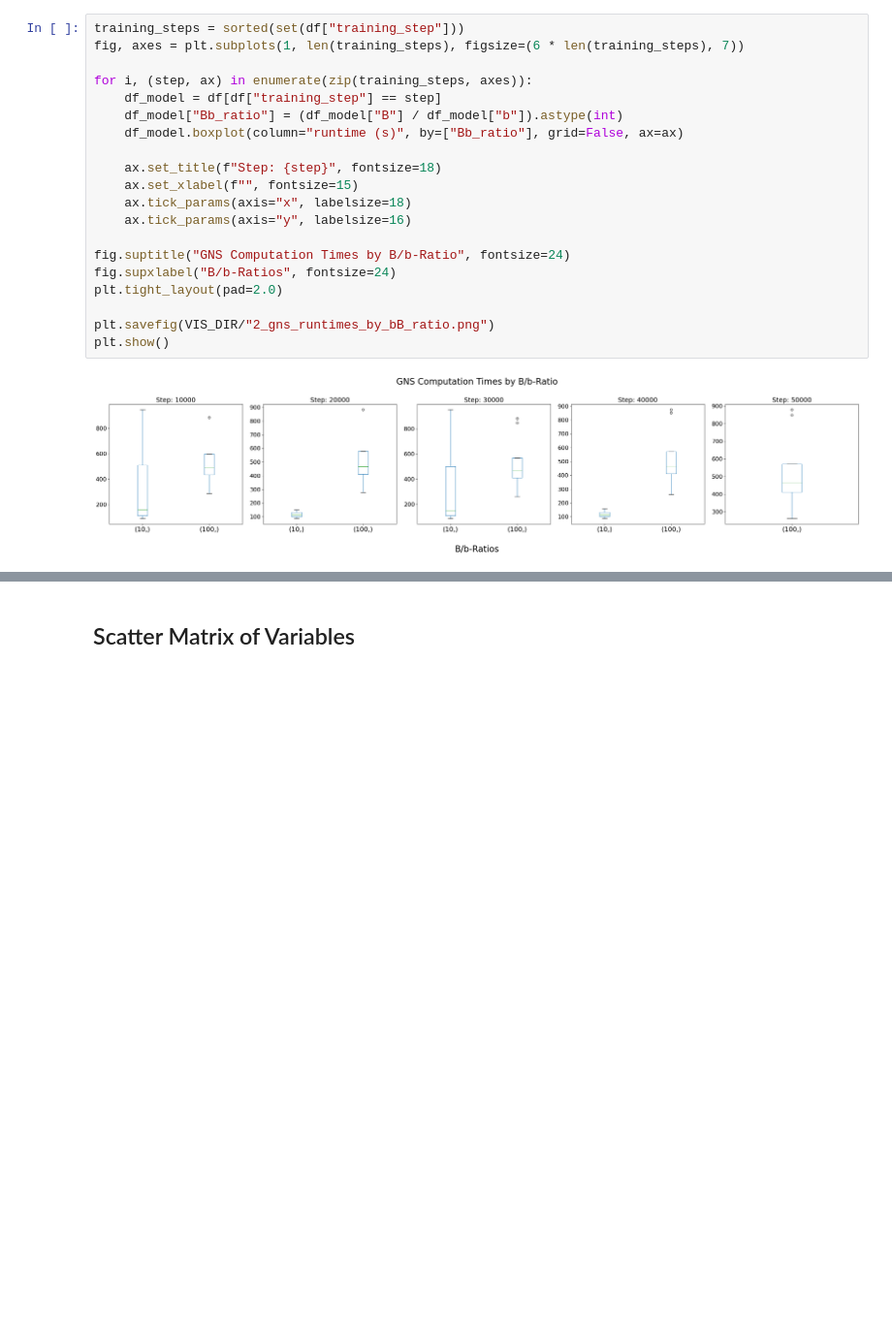
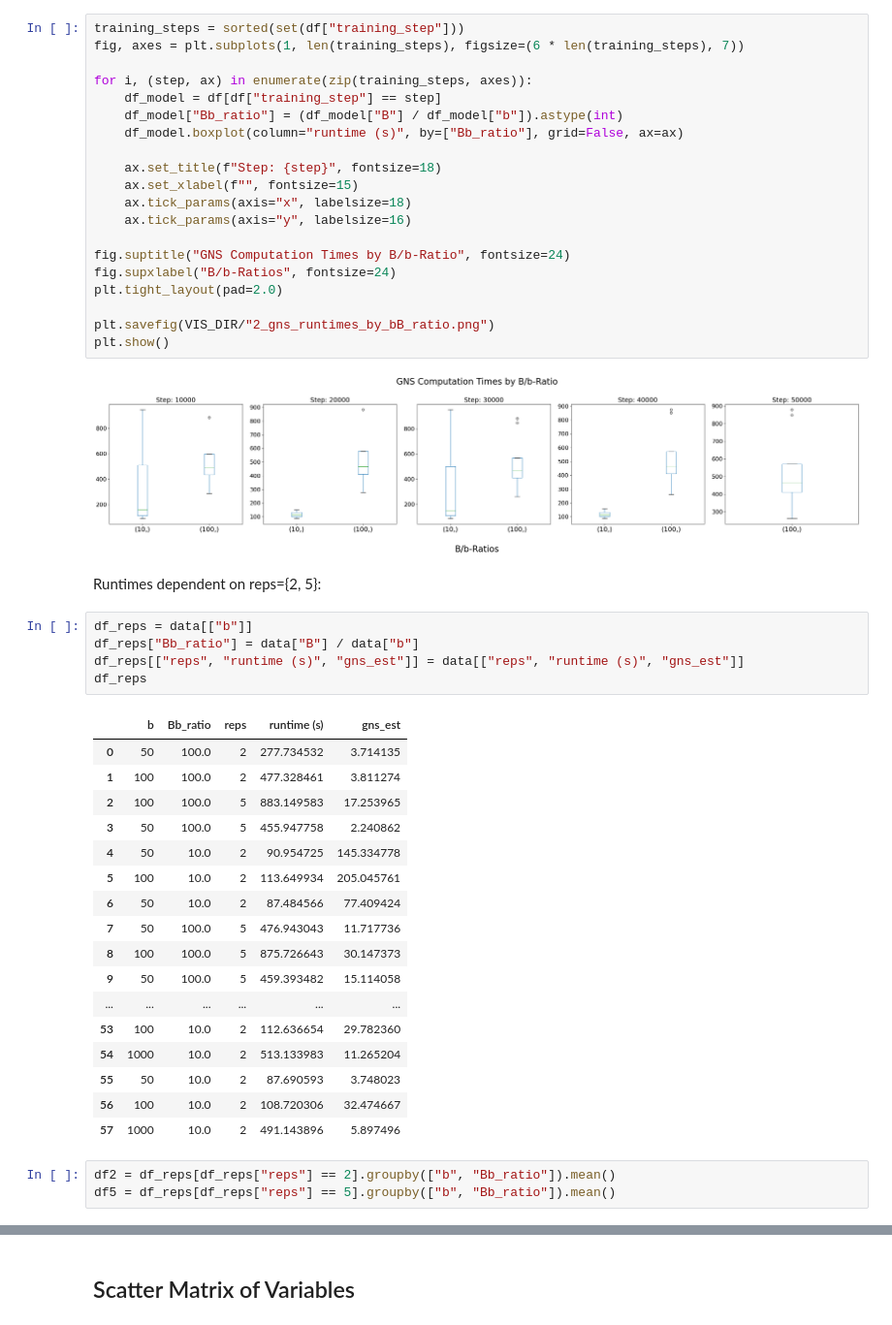
Before and after one commit to Longzz0824/Critical-Multitask-Batch-Sizes-in-Diffusion-Models, a Jupyter notebook: gns_experiments/Analysis_2.ipynb, the cells around one changed output, grey strips where cells are left out. Shown at 97% size. Saved outputs shown, nothing was run; the diff lists cells and outputs as text; blank space fills up the shorter version.

```diff
--- a/gns_experiments/Analysis_2.ipynb
+++ b/gns_experiments/Analysis_2.ipynb
@@ -253,3 +253,31 @@ plt.savefig(VIS_DIR/"2_gns_runtimes_by_bB_ratio.png")
 plt.show()
 # %% [output]
 [figure]
+# %% [markdown]
+Runtimes dependent on reps={2, 5}:
+# %%
+df_reps = data[["b"]]
+df_reps["Bb_ratio"] = data["B"] / data["b"]
+df_reps[["reps", "runtime (s)", "gns_est"]] = data[["reps", "runtime (s)", "gns_est"]]
+df_reps
+# %% [output]
+|  | b | Bb_ratio | reps | runtime (s) | gns_est |
+| 0 | 50 | 100.0 | 2 | 277.734532 | 3.714135 |
+| 1 | 100 | 100.0 | 2 | 477.328461 | 3.811274 |
+| 2 | 100 | 100.0 | 5 | 883.149583 | 17.253965 |
+| 3 | 50 | 100.0 | 5 | 455.947758 | 2.240862 |
+| 4 | 50 | 10.0 | 2 | 90.954725 | 145.334778 |
+| 5 | 100 | 10.0 | 2 | 113.649934 | 205.045761 |
+| 6 | 50 | 10.0 | 2 | 87.484566 | 77.409424 |
+| 7 | 50 | 100.0 | 5 | 476.943043 | 11.717736 |
+| 8 | 100 | 100.0 | 5 | 875.726643 | 30.147373 |
+| 9 | 50 | 100.0 | 5 | 459.393482 | 15.114058 |
+| ... | ... | ... | ... | ... | ... |
+| 53 | 100 | 10.0 | 2 | 112.636654 | 29.782360 |
+| 54 | 1000 | 10.0 | 2 | 513.133983 | 11.265204 |
+| 55 | 50 | 10.0 | 2 | 87.690593 | 3.748023 |
+| 56 | 100 | 10.0 | 2 | 108.720306 | 32.474667 |
+| 57 | 1000 | 10.0 | 2 | 491.143896 | 5.897496 |
+# %%
+df2 = df_reps[df_reps["reps"] == 2].groupby(["b", "Bb_ratio"]).mean()
+df5 = df_reps[df_reps["reps"] == 5].groupby(["b", "Bb_ratio"]).mean()
```
Also changed, not shown: parts of 8 cells of this notebook.
